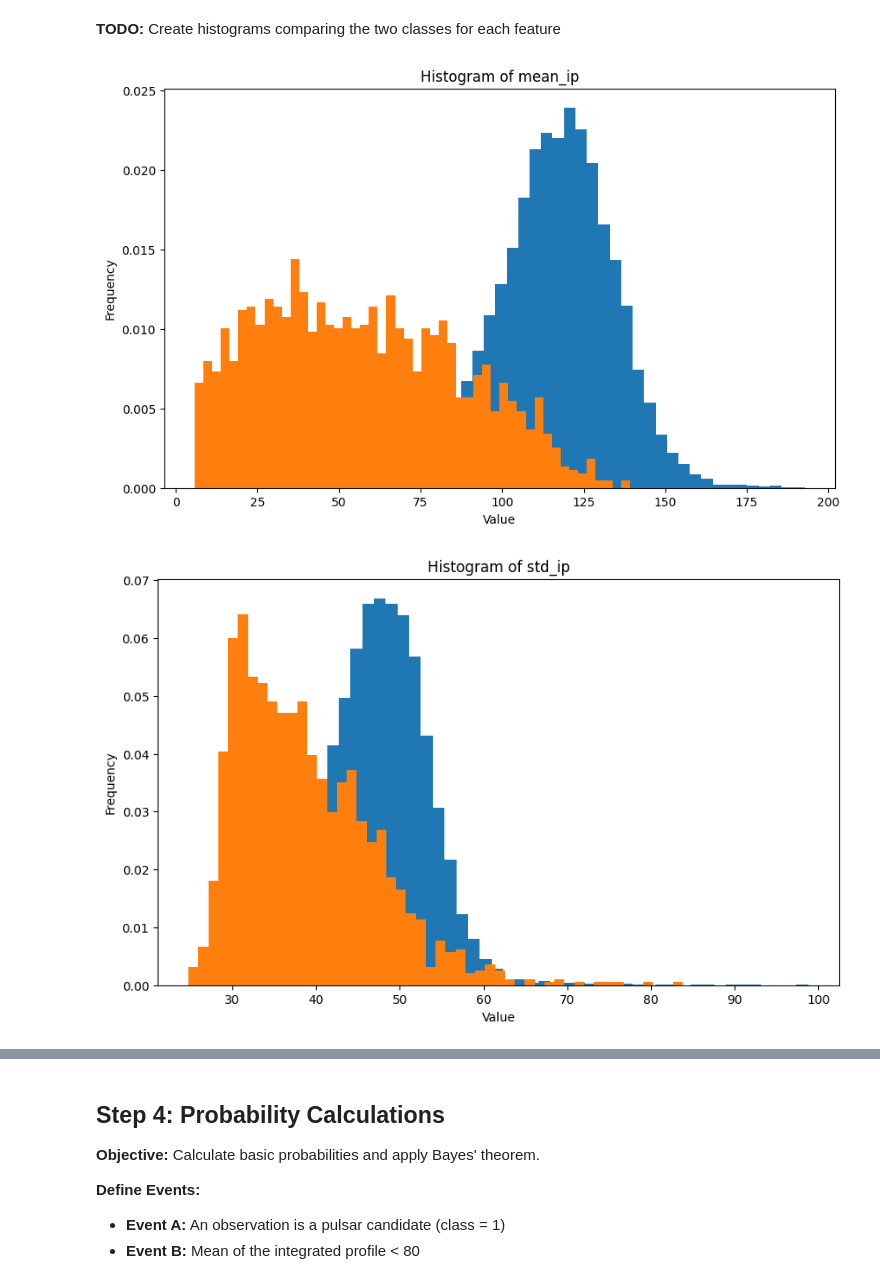
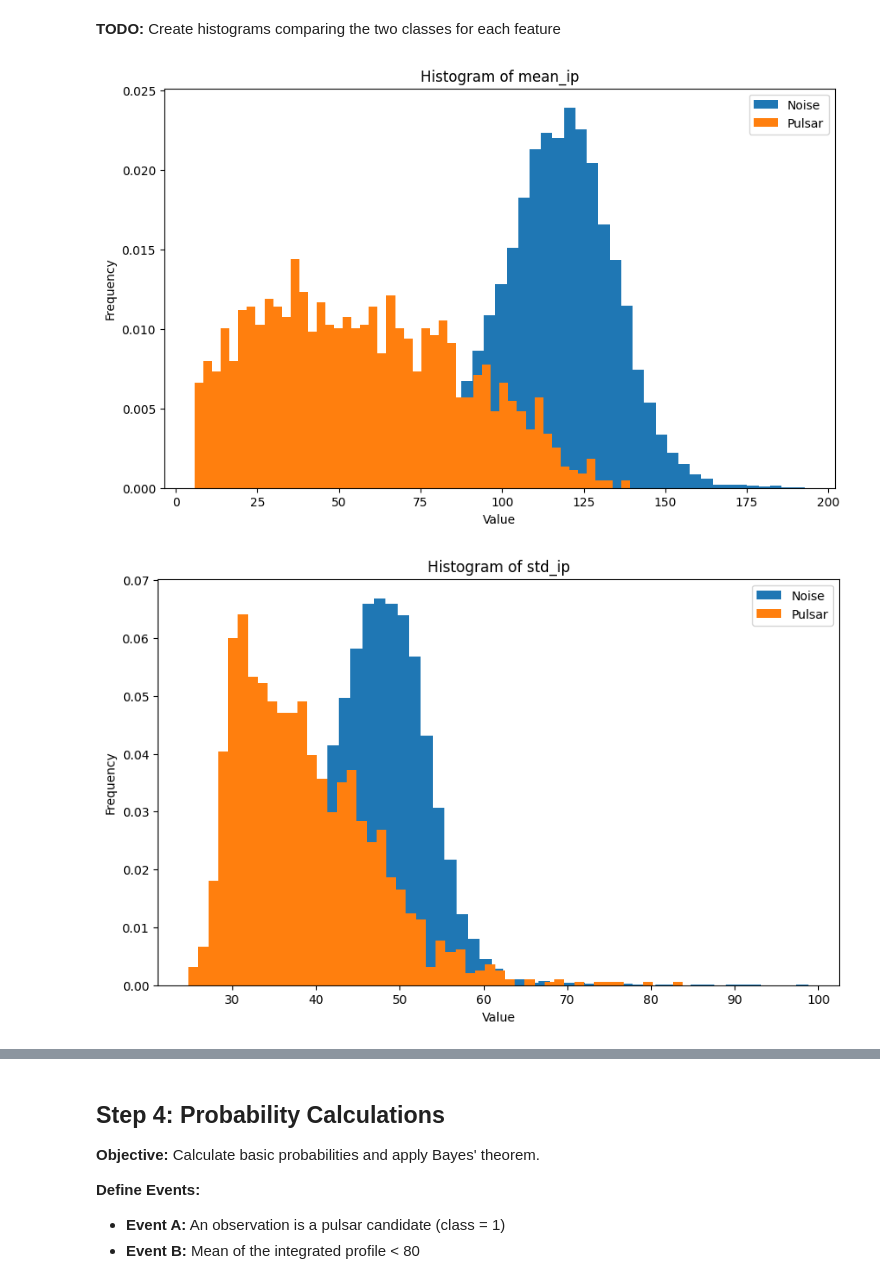
Before and after one commit to oeatmik/Phys434_Lab_1, a Jupyter notebook: lab_1_template.ipynb, the cells around one changed output, grey strips where cells are left out. Saved outputs shown, nothing was run; the diff lists cells and outputs as text; code cells hidden in the pictures.

```diff
--- a/lab_1_template.ipynb
+++ b/lab_1_template.ipynb
@@ -111,25 +111,25 @@ Noise (Class 0):        16258
 # %%
 # Create histograms for the first 4 features (integrated pulse profile features)
 # TODO: Loop through the first 4 columns of the dataset
 
 for i, feature_name in enumerate(df.columns):
     noise_feature = noise_data[feature_name]
     pulsar_feature = pulsar_data[feature_name]
 
     # Create figure
     nBins = 50
     fig, ax = plt.subplots(figsize=(10, 6))
-    ax.hist(noise_feature, bins=nBins, density=True)
-    ax.hist(pulsar_feature, bins=nBins, density=True)
+    ax.hist(noise_feature, bins=nBins, density=True, label='Noise')
+    ax.hist(pulsar_feature, bins=nBins, density=True, label='Pulsar')
     ax.set_title(f"Histogram of {feature_name}")
     ax.set_xlabel("Value")
     ax.set_ylabel("Frequency")
-    #ax.legend()
+    ax.legend()
     plt.show()
 
-#     pass  # Remove this line when you add your code
-
-# Your code here:
+    # don't mind me.... i know break statements are hated... I just want to cut 'class' column from being plotted
+    if i == 7:
+        break
 # %% [output]
-[figure, old version]
+[figure, new version]
-[figure, old version]
+[figure, new version]
```
Also changed, not shown: parts of 2 cells of this notebook.
